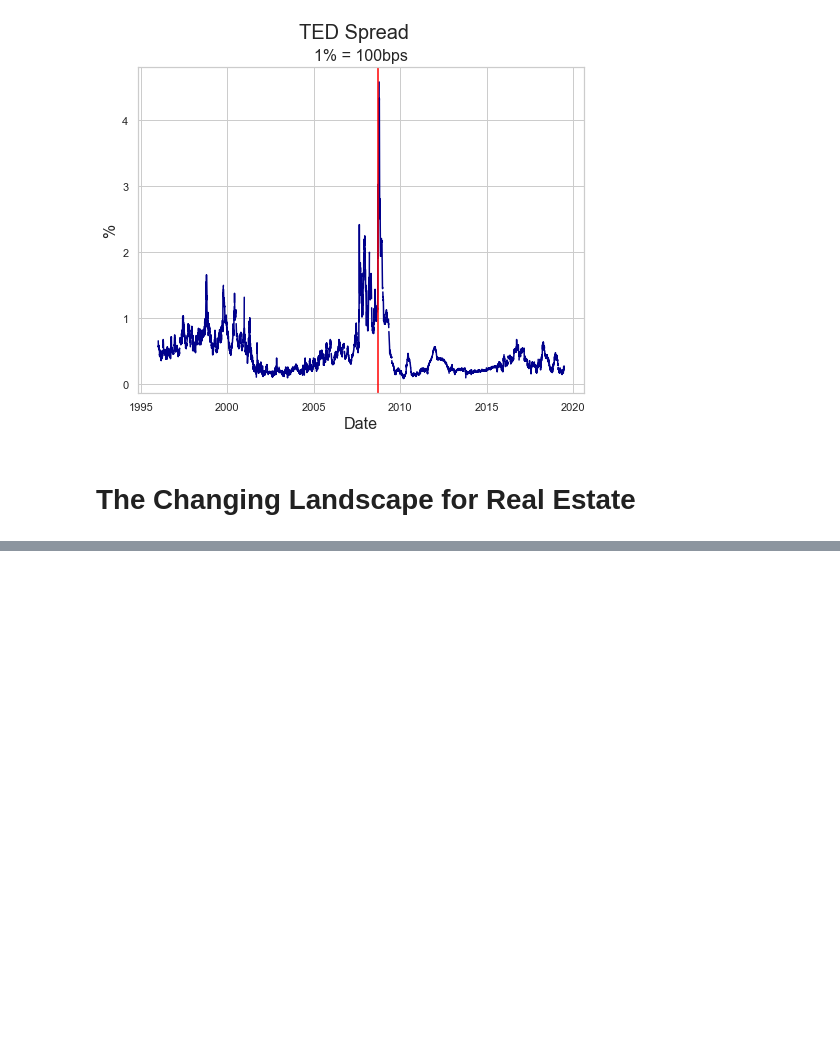
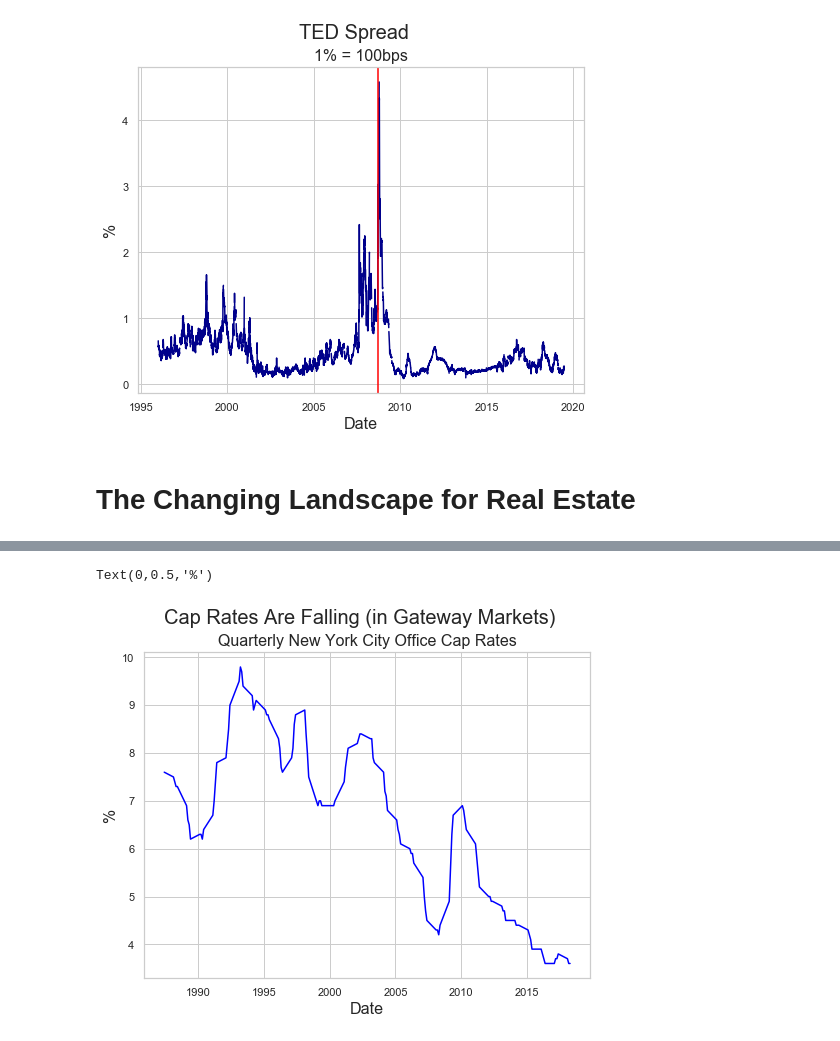
Before and after one commit to thsavage/REAL1-GC.1035, a Jupyter notebook: Notes as of June 29.ipynb, the cells around one changed output, grey strips where cells are left out. Cells and saved outputs as stored; diff of their text form; code cells hidden in the pictures; blank space fills up the shorter version.

```diff
--- a/Notes as of June 29.ipynb
+++ b/Notes as of June 29.ipynb
@@ -993,0 +1028,12 @@ plt.axvline(dt.datetime(2008, 9, 15), color="red")
+# %%
+caprates = pd.read_csv('nyc.csv', index_col='Time')
+# %%
+plt.figure(figsize = (8, 6))
+plt.suptitle("Cap Rates Are Falling (in Gateway Markets)", fontsize=20)
+plt.title("Quarterly New York City Office Cap Rates", fontsize=16)
+plt.plot(caprates['Cap Rate (%)'], color='blue')
+plt.xlabel('Date', fontsize=16)
+plt.ylabel('%', fontsize=16)
+# %% [output]
+Text(0,0.5,'%')
+[figure, added]
```
Also changed, not shown: parts of 12 cells of this notebook.
